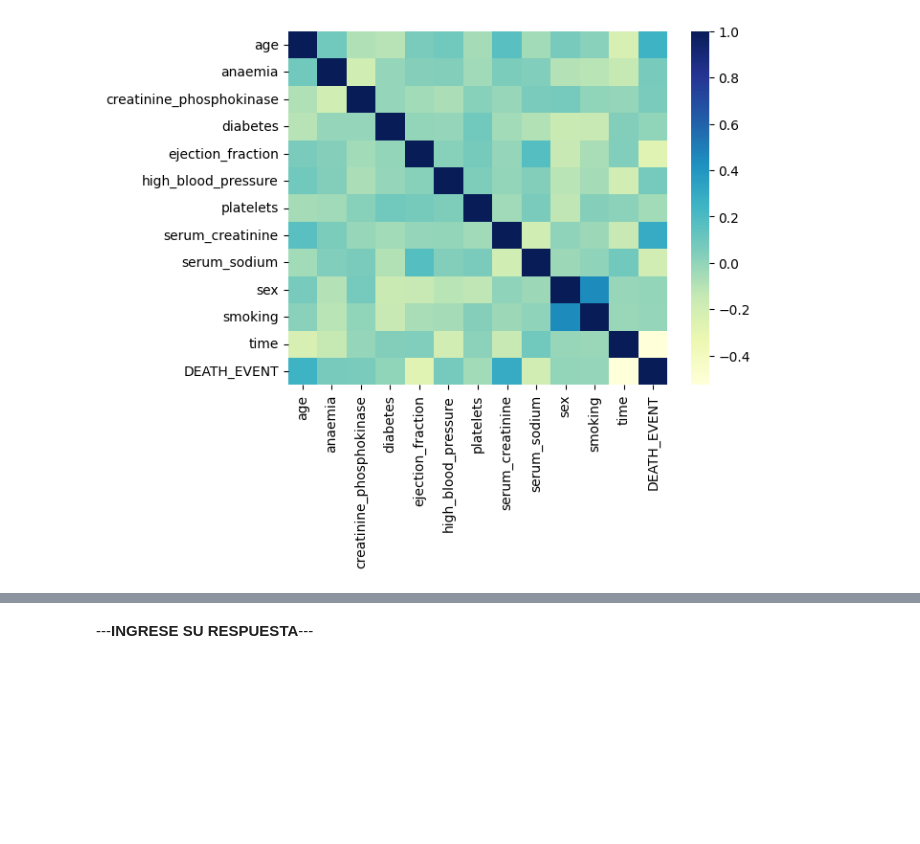
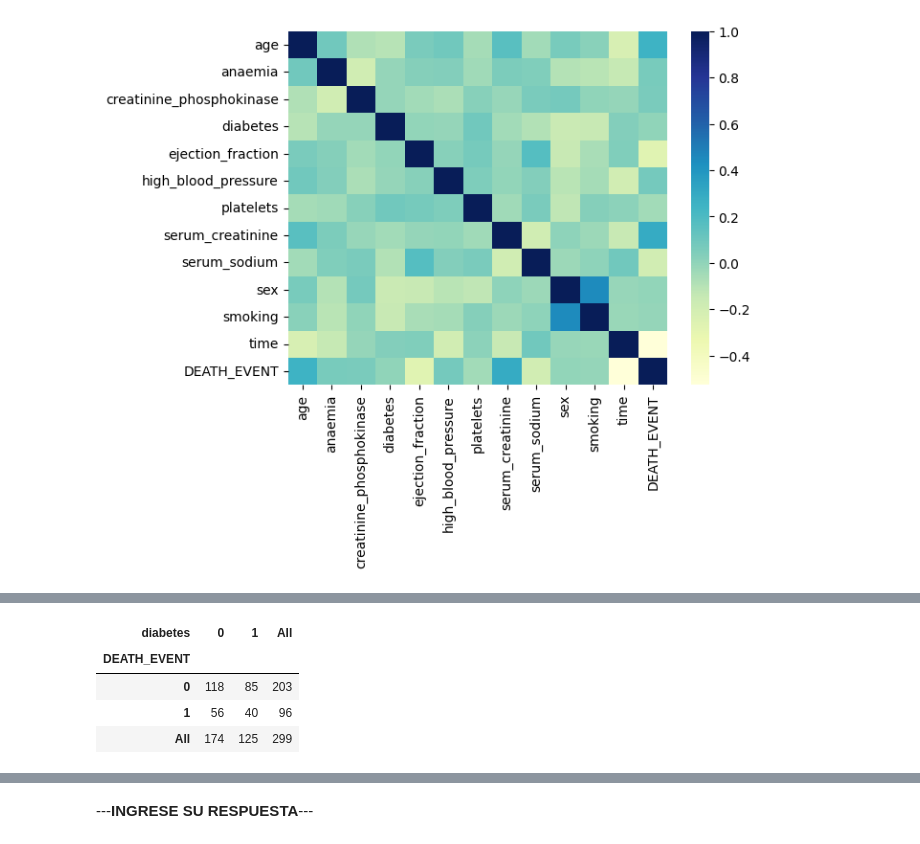
Before and after one commit to Robert-Gomez-AI/HeartFailure, a Jupyter notebook: Fase_2_Entendimiento_de_los_datos.ipynb, the cells around one changed output, grey strips where cells are left out. Saved outputs shown, nothing was run; the diff lists cells and outputs as text; code cells hidden in the pictures; blank space fills up the shorter version.

```diff
--- a/Fase_2_Entendimiento_de_los_datos.ipynb
+++ b/Fase_2_Entendimiento_de_los_datos.ipynb
@@ -349,0 +379,10 @@ sns.heatmap(df.corr(),
+# %%
+#Frente a la diabetes
+pd.crosstab(df['DEATH_EVENT'],df['diabetes'],
+            margins=True)
+# %% [output]
+| diabetes | 0 | 1 | All |
+| DEATH_EVENT |  |  |  |
+| 0 | 118 | 85 | 203 |
+| 1 | 56 | 40 | 96 |
+| All | 174 | 125 | 299 |
```
Also changed, not shown: parts of 13 cells of this notebook.
